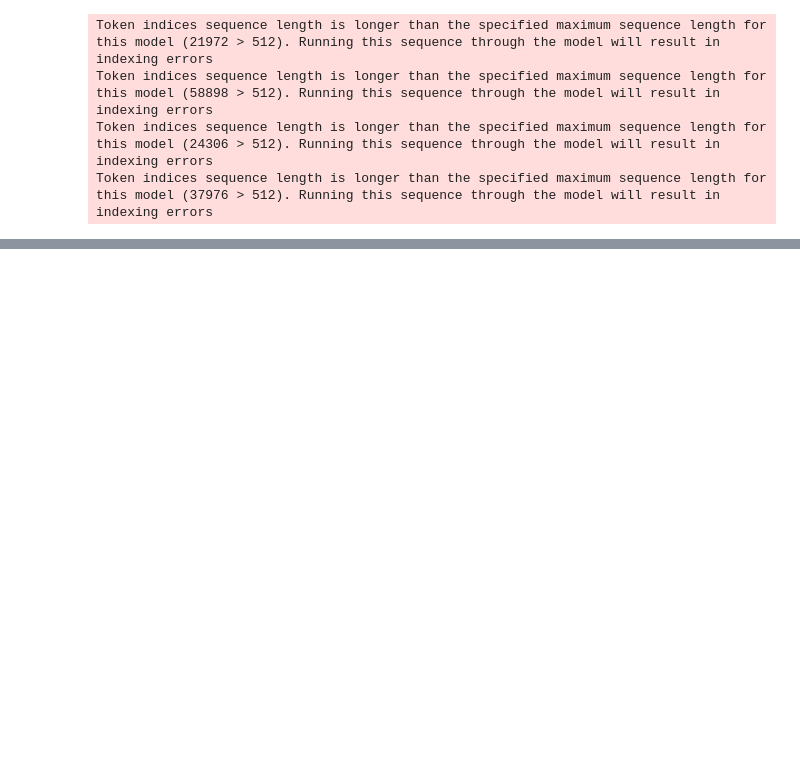
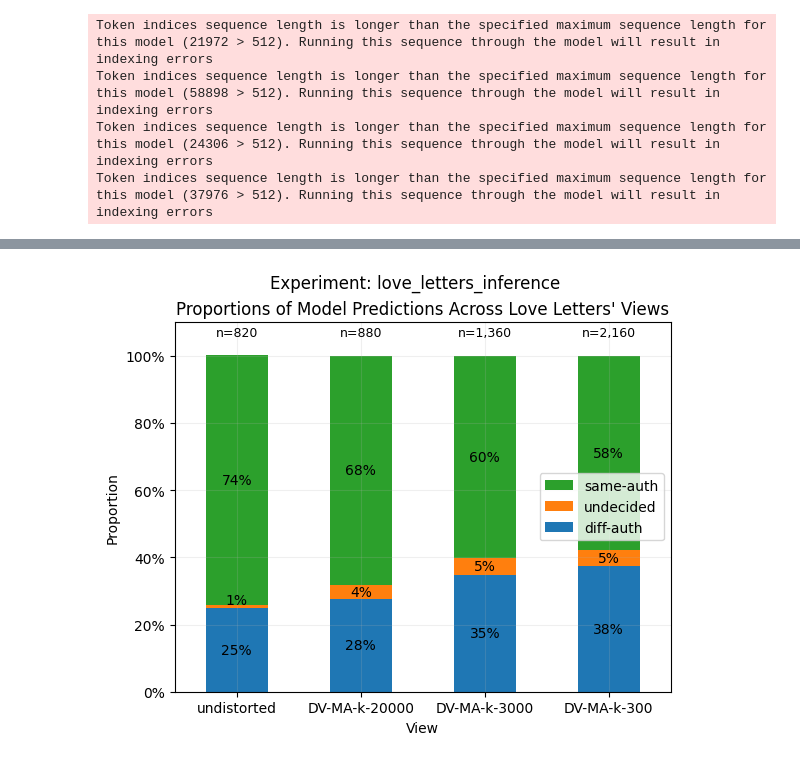
Before and after one commit to zacharyabolton/historical_av_with_SBERT, a Jupyter notebook: notebooks/infer.ipynb, the cells around one changed output, grey strips where cells are left out. Cells and saved outputs as stored; diff of their text form; code cells hidden in the pictures; blank space fills up the shorter version.

```diff
--- a/notebooks/infer.ipynb
+++ b/notebooks/infer.ipynb
@@ -138,0 +271,48 @@ Max:                   0.9901821613311768
+# %%
+preds_ratios = df_stats[['diff-auth','same-auth','undecided']]
+preds_ratios = preds_ratios[['diff-auth','undecided','same-auth']]
+preds_ratios = preds_ratios * 100
+ax = preds_ratios.plot.bar(stacked=True)
+
+totals = df_stats['num preds']
+
+# Adapted from:
+# https://stackoverflow.com/a/75212900
+# ax = per.plot(kind='bar', stacked=True, figsize=(8, 6), rot=0)
+for p in ax.patches:
+    width, height = p.get_width(), p.get_height()
+    x, y = p.get_xy()
+    va = 'bottom' if height < 4 else 'center'
+    ax.text(x+width/2,
+        y+height/2,
+        f'{height:.0f}%',
+        horizontalalignment='center',
+        verticalalignment=va)
+
+for i, total in enumerate(totals):
+    ax.text(i, 105,
+            f'n={int(total):,}',
+            horizontalalignment='center',
+            verticalalignment='bottom',
+            fontsize=9)
+
+ax.set_ylabel('Proportion')
+ax.set_xlabel('View')
+
+ax.set_yticks([0, 20, 40, 60, 80, 100])
+ax.set_ylim(0, 110)
+ax.yaxis.set_major_formatter(mtick.PercentFormatter())
+
+fig = ax.get_figure()
+fig.suptitle('Experiment: love_letters_inference')
+ax.set_title("Proportions of Model Predictions Across Love Letters' Views")
+# Adapted from:
+# https://stackoverflow.com/a/37708190
+plt.xticks(rotation=0)
+plt.legend(reverse=True)
+
+plt.grid(True, which="both", ls="-", alpha=0.2)
+
+plt.show(ax)
+# %% [output]
+[figure, added]
```
Also changed, not shown: parts of 8 cells of this notebook.
